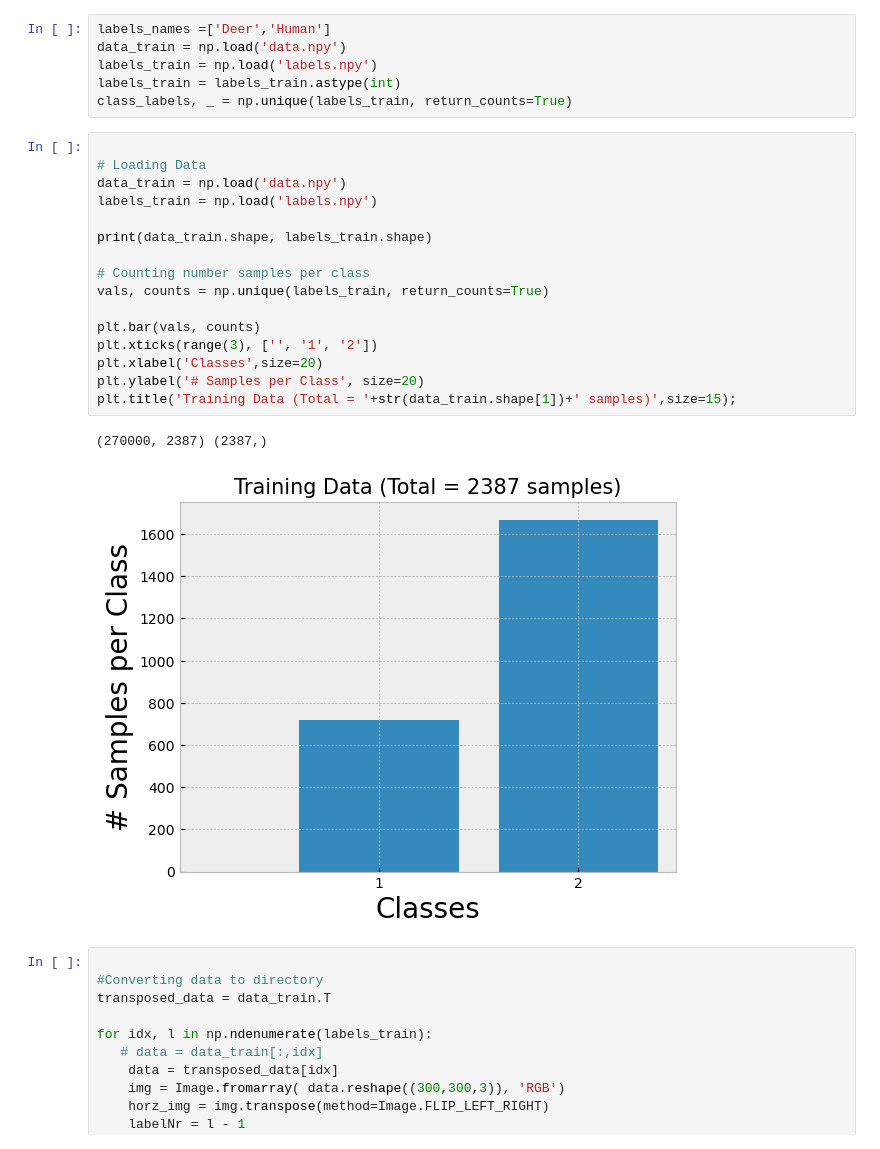
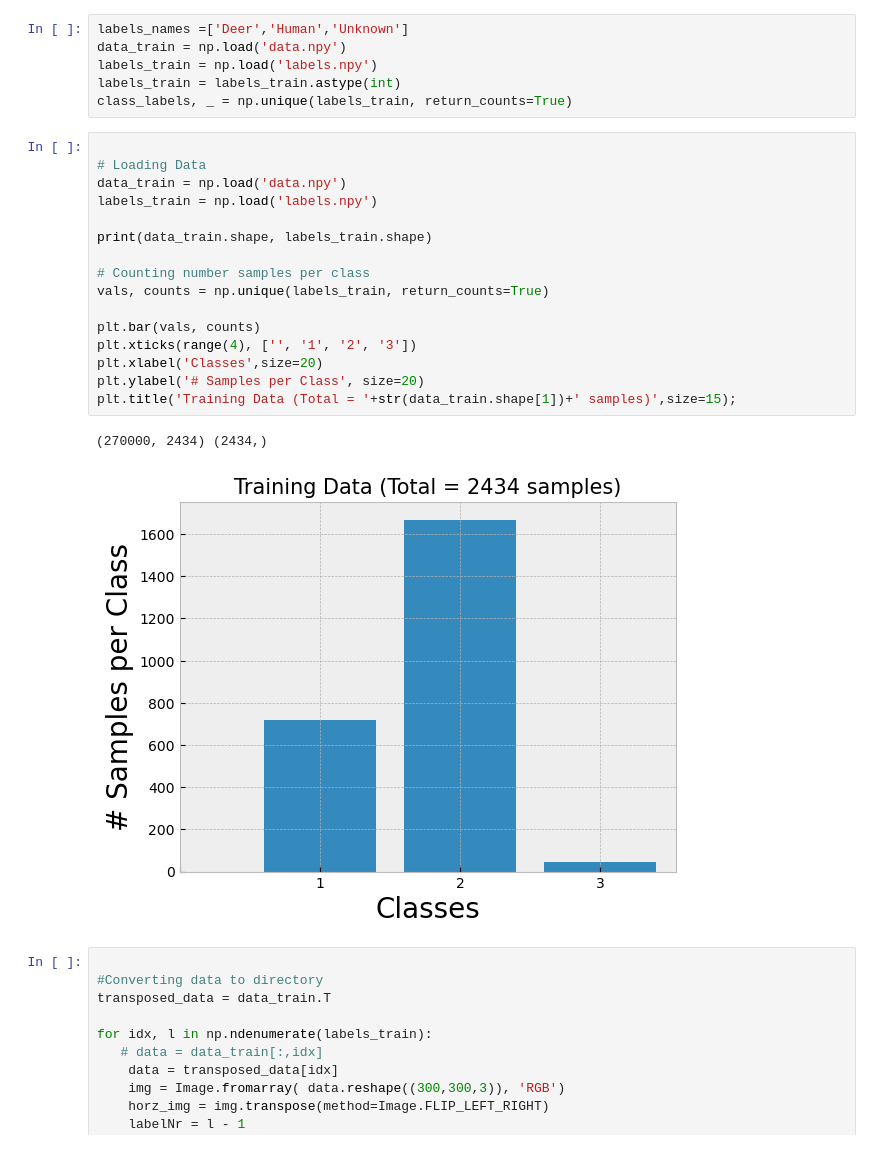
Before and after one commit to ES0R/FRE_2023, a Jupyter notebook: 1_src/1_CV/task3/CNN_Train.ipynb, the cells around one changed output. Cells and saved outputs as stored; diff of their text form.

```diff
--- a/1_src/1_CV/task3/CNN_Train.ipynb
+++ b/1_src/1_CV/task3/CNN_Train.ipynb
@@ -32,7 +33,7 @@ from tensorflow.keras import models
 %matplotlib inline
 plt.style.use('bmh')
 # %%
-labels_names =['Deer','Human']
+labels_names =['Deer','Human','Unknown']
 data_train = np.load('data.npy')
 labels_train = np.load('labels.npy')
 labels_train = labels_train.astype(int)
@@ -40,22 +41,22 @@ class_labels, _ = np.unique(labels_train, return_counts=True)
 # %%
 
 # Loading Data
 data_train = np.load('data.npy')
 labels_train = np.load('labels.npy')
 
 print(data_train.shape, labels_train.shape)
 
 # Counting number samples per class
 vals, counts = np.unique(labels_train, return_counts=True)
 
 plt.bar(vals, counts)
-plt.xticks(range(3), ['', '1', '2'])
+plt.xticks(range(4), ['', '1', '2', '3'])
 plt.xlabel('Classes',size=20)
 plt.ylabel('# Samples per Class', size=20)
 plt.title('Training Data (Total = '+str(data_train.shape[1])+' samples)',size=15);
 # %% [output]
-(270000, 2387) (2387,)
+(270000, 2434) (2434,)
-[figure, old version]
+[figure, new version]
 # %%
 
 #Converting data to directory
```
Also changed, not shown: parts of 7 cells of this notebook, 14 other files.
